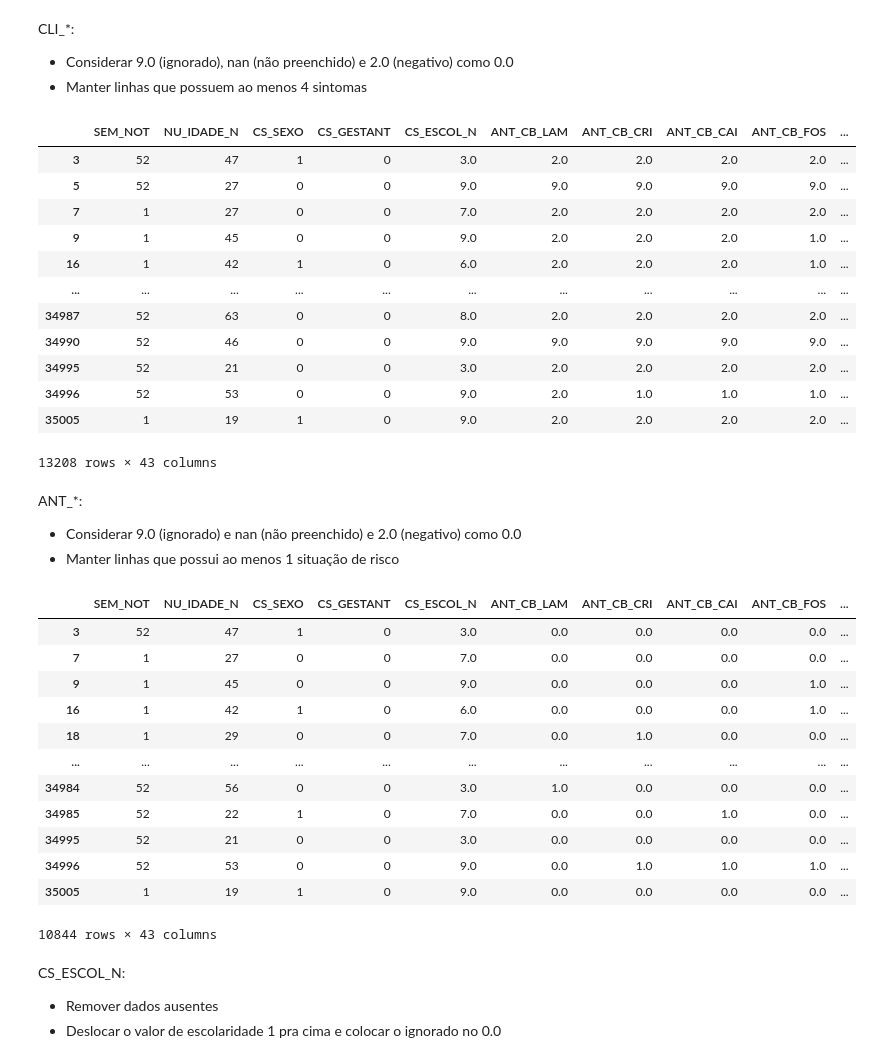
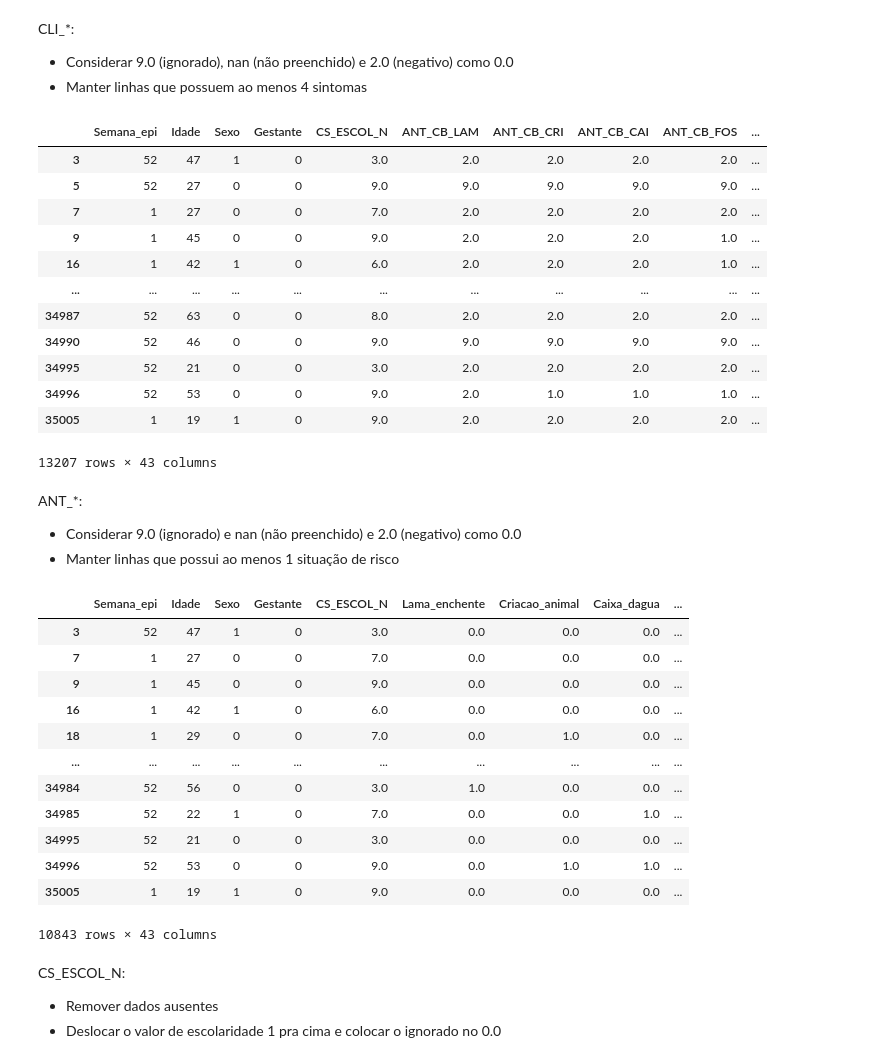
Before and after one commit to arturrur/mc853, a Jupyter notebook: Preprocessing.ipynb, the cells around one changed output. Saved outputs shown, nothing was run; the diff lists cells and outputs as text; code cells hidden in the pictures.

Commit message:
manter NaN para escolaridade e trocar nomes das colunas

```diff
--- a/Preprocessing.ipynb
+++ b/Preprocessing.ipynb
@@ -180,6 +183,8 @@ CS_SEXO, transformar a coluna em bool
 - 0 se M
 - 1 se F
 # %%
-df['CS_SEXO'] = df['CS_SEXO'].replace({'M': 0, 'F': 1})
+df = df[df["CS_SEXO"].isin(['M', 'F'])]
+df.loc[:, 'CS_SEXO'] = df['CS_SEXO'].map({'M': 0, 'F': 1})
+df.rename(columns={'CS_SEXO': 'Sexo'}, inplace=True)
 df
 # %% [output]
@@ -201,6 +210,7 @@ CS_GESTANT, transformar a coluna em bool
 - True se gestante
 - False caso contrário
 # %%
-df['CS_GESTANT'] = df['CS_GESTANT'].apply(lambda x: 1 if x in [1, 2, 3, 4] else 0)
+df.loc[:, 'CS_GESTANT'] = df['CS_GESTANT'].apply(lambda x: 1 if x in [1, 2, 3, 4] else 0)
+df.rename(columns={'CS_GESTANT': 'Gestante'}, inplace=True)
 df
 # %% [output]
@@ -225,5 +239,6 @@ NU_IDADE_N:
 df = df[df['NU_IDADE_N'] // 1000 == 4]
 df.loc[:, 'NU_IDADE_N'] = df['NU_IDADE_N'] % 1000
 df = df[df['NU_IDADE_N'] >= 7]
+df.rename(columns={'NU_IDADE_N': 'Idade'}, inplace=True)
 df
 # %% [output]
@@ -284,9 +299,27 @@ CLI_*:
 df.iloc[:, 18:33] = df.iloc[:, 18:33].replace([9.0, 2.0], 0.0).fillna(0.0)
 remover = df.iloc[:, 18:33].sum(axis=1) < 4
 df = df[~remover]
+df = df.rename(columns={
+    'CLI_FEBRE': 'Febre',
+    'CLI_MIALGI': 'Mialgia',
+    'CLI_CEFALE': 'Cefaleia',
+    'CLI_PROST': 'Prostracao',
+    'CLI_CONGES': 'Congestao_conjuntival',
+    'CLI_PANTUR': 'Dor_panturrilha',
+    'CLI_VOMITO': 'Vomito',
+    'CLI_DIARRE': 'Diarreia',
+    'CLI_ICTERI': 'Ictericia',
+    'CLI_RENAL': 'Insuficiencia_renal',
+    'CLI_RESPIR': 'Alteracoes_respiratorias',
+    'CLI_CARDIA': 'Alteracoes_cardiacas',
+    'CLI_HEMOPU': 'Hemorragia_pulmonar',
+    'CLI_HEMORR': 'Outras_hemorragias',
+    'CLI_MENING': 'Meningismo'
+})
+
 df
 # %% [output]
-|  | SEM_NOT | NU_IDADE_N | CS_SEXO | CS_GESTANT | CS_ESCOL_N | ANT_CB_LAM | ANT_CB_CRI | ANT_CB_CAI | ANT_CB_FOS | ... |
+|  | Semana_epi | Idade | Sexo | Gestante | CS_ESCOL_N | ANT_CB_LAM | ANT_CB_CRI | ANT_CB_CAI | ANT_CB_FOS | ... |
 | 3 | 52 | 47 | 1 | 0 | 3.0 | 2.0 | 2.0 | 2.0 | 2.0 | ... |
 | 5 | 52 | 27 | 0 | 0 | 9.0 | 9.0 | 9.0 | 9.0 | 9.0 | ... |
 | 7 | 1 | 27 | 0 | 0 | 7.0 | 2.0 | 2.0 | 2.0 | 2.0 | ... |
@@ -298,7 +331,7 @@ df
 | 34995 | 52 | 21 | 0 | 0 | 3.0 | 2.0 | 2.0 | 2.0 | 2.0 | ... |
 | 34996 | 52 | 53 | 0 | 0 | 9.0 | 2.0 | 1.0 | 1.0 | 1.0 | ... |
 | 35005 | 1 | 19 | 1 | 0 | 9.0 | 2.0 | 2.0 | 2.0 | 2.0 | ... |
-13208 rows × 43 columns
+13207 rows × 43 columns
 # %% [markdown]
 ANT_*:
 - Considerar 9.0 (ignorado) e nan (não preenchido) e 2.0 (negativo) como 0.0
@@ -306,22 +339,37 @@ ANT_*:
 # %%
 df.iloc[:, 5:18] = df.iloc[:, 5:18].replace([9.0, 2.0], 0.0).fillna(0.0)
 remover = df.iloc[:, 5:18].sum(axis=1) < 1
 df = df[~remover]
+df = df.rename(columns={
+    'ANT_CB_LAM': 'Lama_enchente',
+    'ANT_CB_CRI': 'Criacao_animal',
+    'ANT_CB_CAI': 'Caixa_dagua',
+    'ANT_CB_FOS': 'Fossa_esgoto',
+    'ANT_CB_SIN': 'Sinal_roedor',
+    'ANT_CB_PLA': 'Plantio_colheita',
+    'ANT_CB_COR': 'Corpos_dagua',
+    'ANT_CB_ROE': 'Roedores_diretamente',
+    'ANT_CB_GRA': 'Armazenamento_graos',
+    'ANT_CB_TER': 'Terreno_baldio',
+    'ANT_CB_LIX': 'Lixo_entulho',
+    'ANT_HUMANO': 'Caso_anterior_humano',
+    'ANT_ANIMAI': 'Caso_anterior_animal'
+})
 df
 # %% [output]
-|  | SEM_NOT | NU_IDADE_N | CS_SEXO | CS_GESTANT | CS_ESCOL_N | ANT_CB_LAM | ANT_CB_CRI | ANT_CB_CAI | ANT_CB_FOS | ... |
-| 3 | 52 | 47 | 1 | 0 | 3.0 | 0.0 | 0.0 | 0.0 | 0.0 | ... |
-| 7 | 1 | 27 | 0 | 0 | 7.0 | 0.0 | 0.0 | 0.0 | 0.0 | ... |
-| 9 | 1 | 45 | 0 | 0 | 9.0 | 0.0 | 0.0 | 0.0 | 1.0 | ... |
-| 16 | 1 | 42 | 1 | 0 | 6.0 | 0.0 | 0.0 | 0.0 | 1.0 | ... |
-| 18 | 1 | 29 | 0 | 0 | 7.0 | 0.0 | 1.0 | 0.0 | 0.0 | ... |
-| ... | ... | ... | ... | ... | ... | ... | ... | ... | ... | ... |
-| 34984 | 52 | 56 | 0 | 0 | 3.0 | 1.0 | 0.0 | 0.0 | 0.0 | ... |
-| 34985 | 52 | 22 | 1 | 0 | 7.0 | 0.0 | 0.0 | 1.0 | 0.0 | ... |
-| 34995 | 52 | 21 | 0 | 0 | 3.0 | 0.0 | 0.0 | 0.0 | 0.0 | ... |
-| 34996 | 52 | 53 | 0 | 0 | 9.0 | 0.0 | 1.0 | 1.0 | 1.0 | ... |
-| 35005 | 1 | 19 | 1 | 0 | 9.0 | 0.0 | 0.0 | 0.0 | 0.0 | ... |
+|  | Semana_epi | Idade | Sexo | Gestante | CS_ESCOL_N | Lama_enchente | Criacao_animal | Caixa_dagua | ... |
+| 3 | 52 | 47 | 1 | 0 | 3.0 | 0.0 | 0.0 | 0.0 | ... |
+| 7 | 1 | 27 | 0 | 0 | 7.0 | 0.0 | 0.0 | 0.0 | ... |
+| 9 | 1 | 45 | 0 | 0 | 9.0 | 0.0 | 0.0 | 0.0 | ... |
+| 16 | 1 | 42 | 1 | 0 | 6.0 | 0.0 | 0.0 | 0.0 | ... |
+| 18 | 1 | 29 | 0 | 0 | 7.0 | 0.0 | 1.0 | 0.0 | ... |
+| ... | ... | ... | ... | ... | ... | ... | ... | ... | ... |
+| 34984 | 52 | 56 | 0 | 0 | 3.0 | 1.0 | 0.0 | 0.0 | ... |
+| 34985 | 52 | 22 | 1 | 0 | 7.0 | 0.0 | 0.0 | 1.0 | ... |
+| 34995 | 52 | 21 | 0 | 0 | 3.0 | 0.0 | 0.0 | 0.0 | ... |
+| 34996 | 52 | 53 | 0 | 0 | 9.0 | 0.0 | 1.0 | 1.0 | ... |
+| 35005 | 1 | 19 | 1 | 0 | 9.0 | 0.0 | 0.0 | 0.0 | ... |
-10844 rows × 43 columns
+10843 rows × 43 columns
 # %% [markdown]
 CS_ESCOL_N:
 - Remover dados ausentes
```
Also changed, not shown: parts of 14 cells of this notebook.
